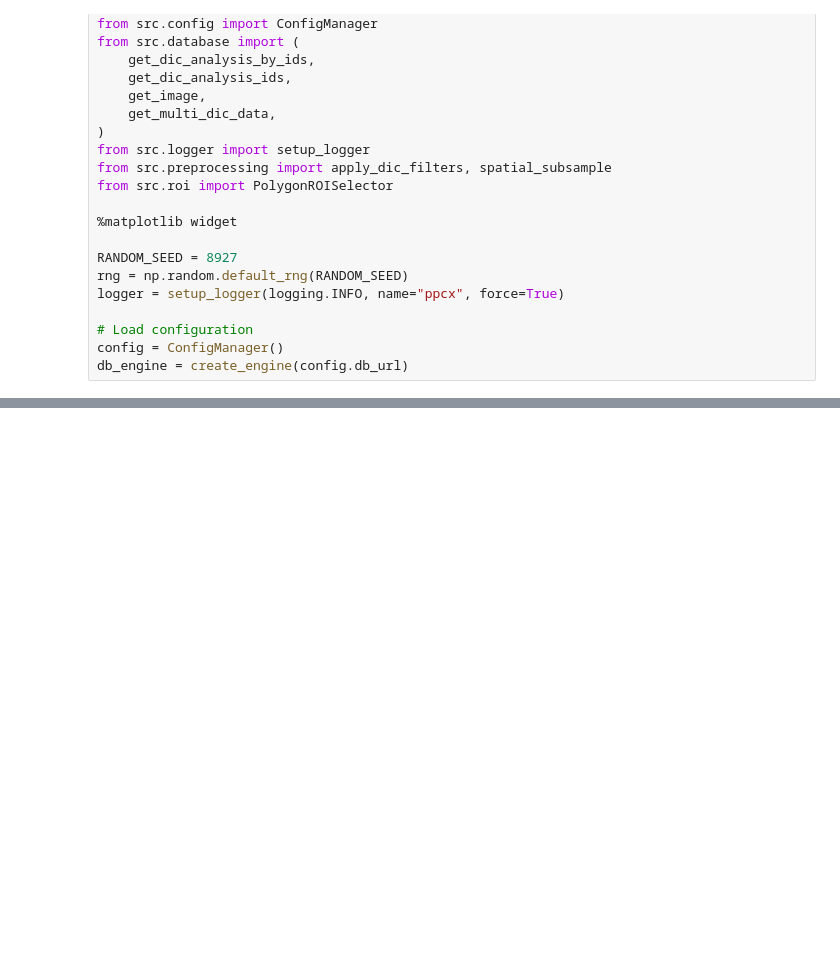
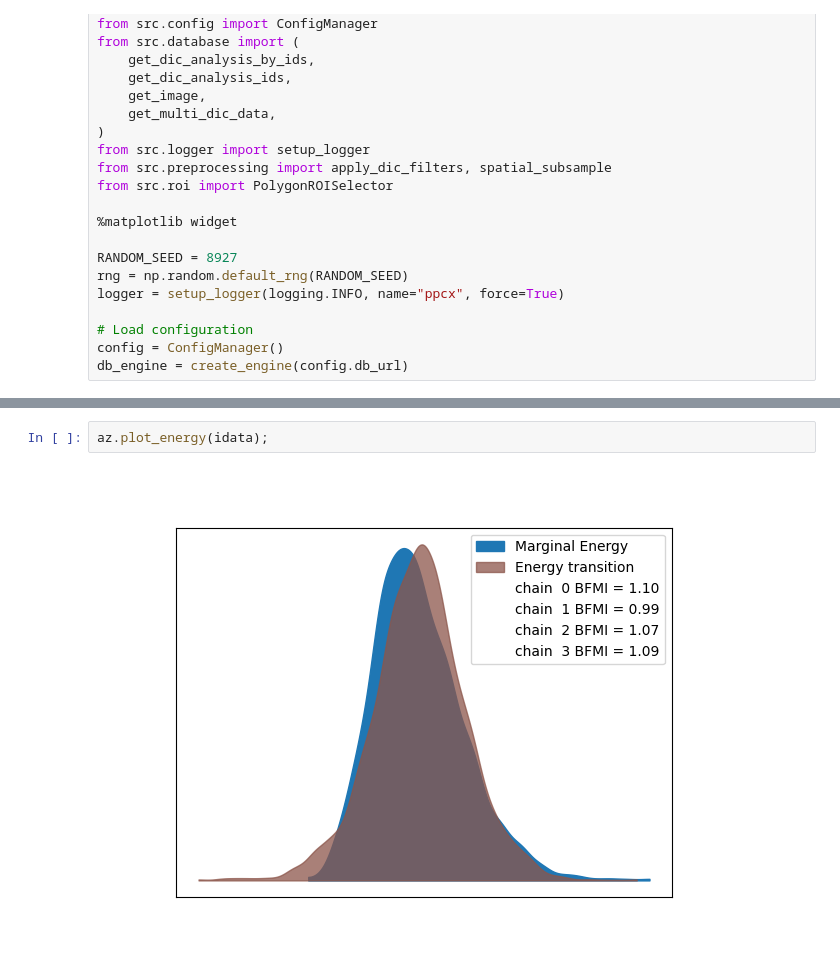
Before and after one commit to planpincieux/domains, a Jupyter notebook: ppcx_pymc_pooled_mcmc_marginalized.ipynb, the cells around one changed output, grey strips where cells are left out. Saved outputs shown, nothing was run; the diff lists cells and outputs as text; blank space fills up the shorter version.

```diff
--- a/ppcx_pymc_pooled_mcmc_marginalized.ipynb
+++ b/ppcx_pymc_pooled_mcmc_marginalized.ipynb
@@ -302,3 +298,7 @@ if SAVE_OUTPUTS:
+# %%
+az.plot_energy(idata);
+# %% [output]
+[figure, added]
 # %%
 ## === POSTERIOR ANALYSIS: ASSIGN POINTS TO CLUSTERS ===
 
```
Also changed, not shown: parts of 10 cells of this notebook, 1 other file.
